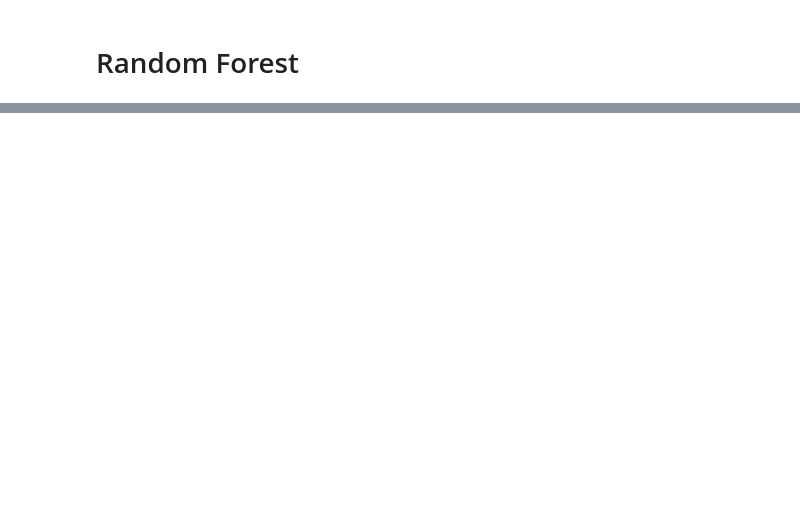
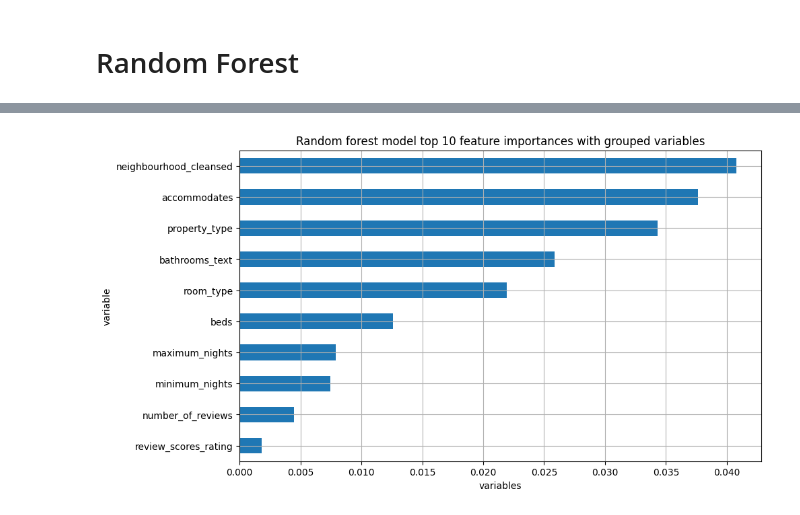
Before and after one commit to 00Dabide/DA3-Assignment-2, a Jupyter notebook: Assignment-2.ipynb, the cells around one changed output, grey strips where cells are left out. Drawn from its saved outputs; the diff is of its cells as text; code cells hidden in the pictures; blank space fills up the shorter version.

```diff
--- a/Assignment-2.ipynb
+++ b/Assignment-2.ipynb
@@ -449,0 +458,10 @@ pd.DataFrame(
+# %%
+df_clean_varimp = pd.DataFrame(
+        result.importances_mean,
+        data_train[predictors_2].columns)\
+    .sort_values(by = 0, ascending = False)\
+    .reset_index()\
+    .rename({'index': 'variable', 0: 'imp'}, axis = 1)
+
+df_clean_varimp['cumulative_imp'] = df_var_imp['imp'].cumsum()
+df_clean_varimp[df_clean_varimp.cumulative_imp < 0.91]
@@ -449,0 +486,11 @@ pd.DataFrame(
+# %%
+df_clean_varimp.iloc[0:10]\
+    .sort_values(by = 'imp')\
+    .plot(kind = 'barh',
+          x = 'variable', y = 'imp',
+          figsize = (10,6), grid = True,
+          title = 'Random forest model top 10 feature importances with grouped variables',
+          xlabel = 'variables', legend = False
+         );
+# %% [output]
+[figure, added]
```
Also changed, not shown: parts of 40 cells of this notebook.
